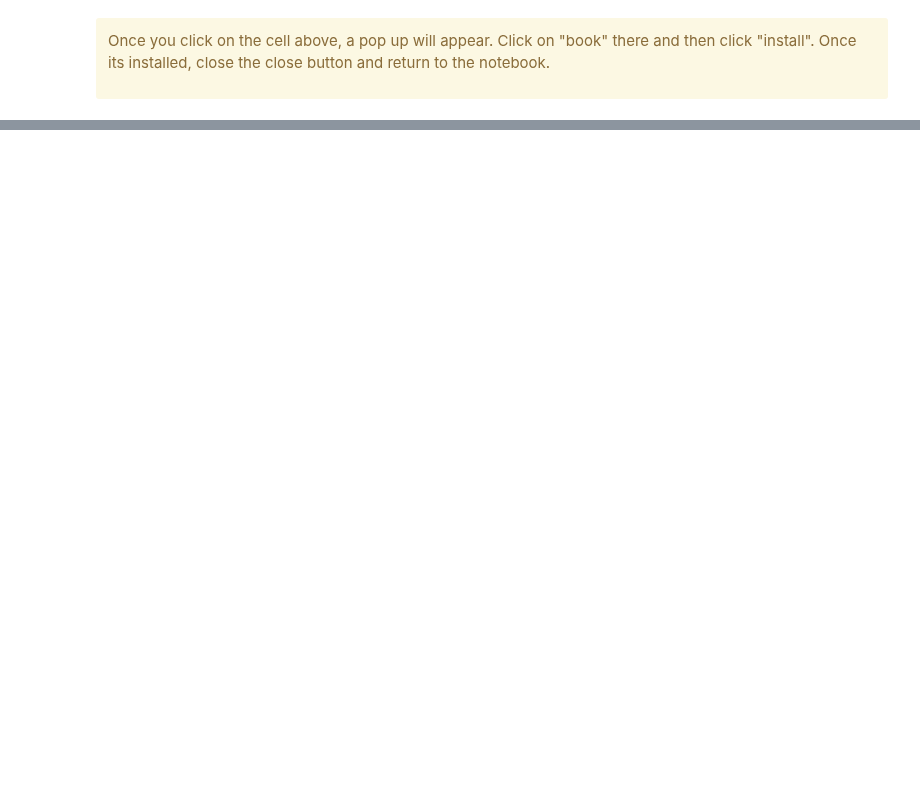
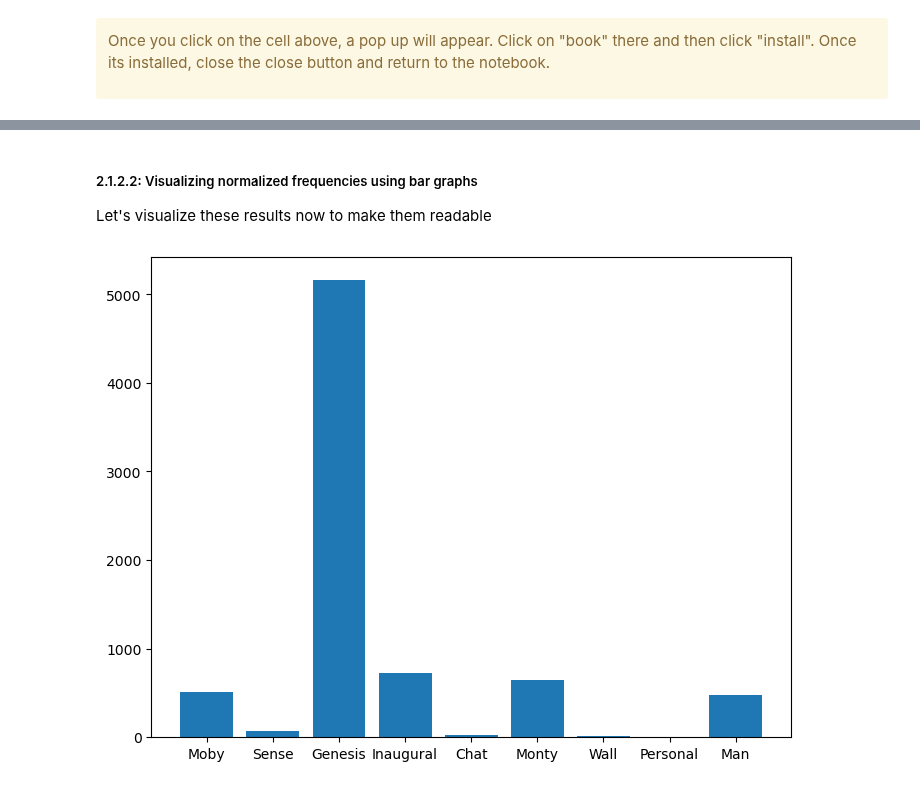
Before and after one commit to mettalrose/DS2F_Workshop_Text_Mining, a Jupyter notebook: DS2F_draft.ipynb, the cells around one changed output, grey strips where cells are left out. Cells and saved outputs as stored; diff of their text form; code cells hidden in the pictures; blank space fills up the shorter version.

```diff
--- a/DS2F_draft.ipynb
+++ b/DS2F_draft.ipynb
@@ -219,0 +415,10 @@ Please keep in mind that you are not expected to memorize or fully comprehend th
+# %%
+a_len=len(text1)
+b_len=len(text2)
+c_len=len(text3)
+d_len=len(text4)
+e_len=len(text5)
+f_len=len(text6)
+g_len=len(text7)
+h_len=len(text8)
+i_len=len(text9)
@@ -219,0 +457,10 @@ Please keep in mind that you are not expected to memorize or fully comprehend th
+# %%
+n_a = round((a/a_len)*1000000)
+n_b = round((b/b_len)*1000000)
+n_c = round((c/c_len)*1000000)
+n_d = round((d/d_len)*1000000)
+n_e = round((e/e_len)*1000000)
+n_f = round((f/f_len)*1000000)
+n_g = round((g/g_len)*1000000)
+n_h = round((h/h_len)*1000000)
+n_i = round((i/i_len)*1000000)
@@ -219,0 +489,13 @@ Please keep in mind that you are not expected to memorize or fully comprehend th
+# %% [markdown]
+<h5> 2.1.2.2: Visualizing normalized frequencies using bar graphs </h5>
+
+Let's visualize these results now to make them readable
+# %%
+fig = plt.figure()
+ax = fig.add_axes([0,0,1,1])
+texts = ['Moby', 'Sense', 'Genesis', 'Inaugural', 'Chat','Monty','Wall','Personal','Man']
+n_frequency = [n_a,n_b,n_c,n_d,n_e,n_f,n_g,n_h,n_i]
+ax.bar(texts,n_frequency)
+plt.show()
+# %% [output]
+[figure, added]
```
Also changed, not shown: parts of 103 cells of this notebook.
